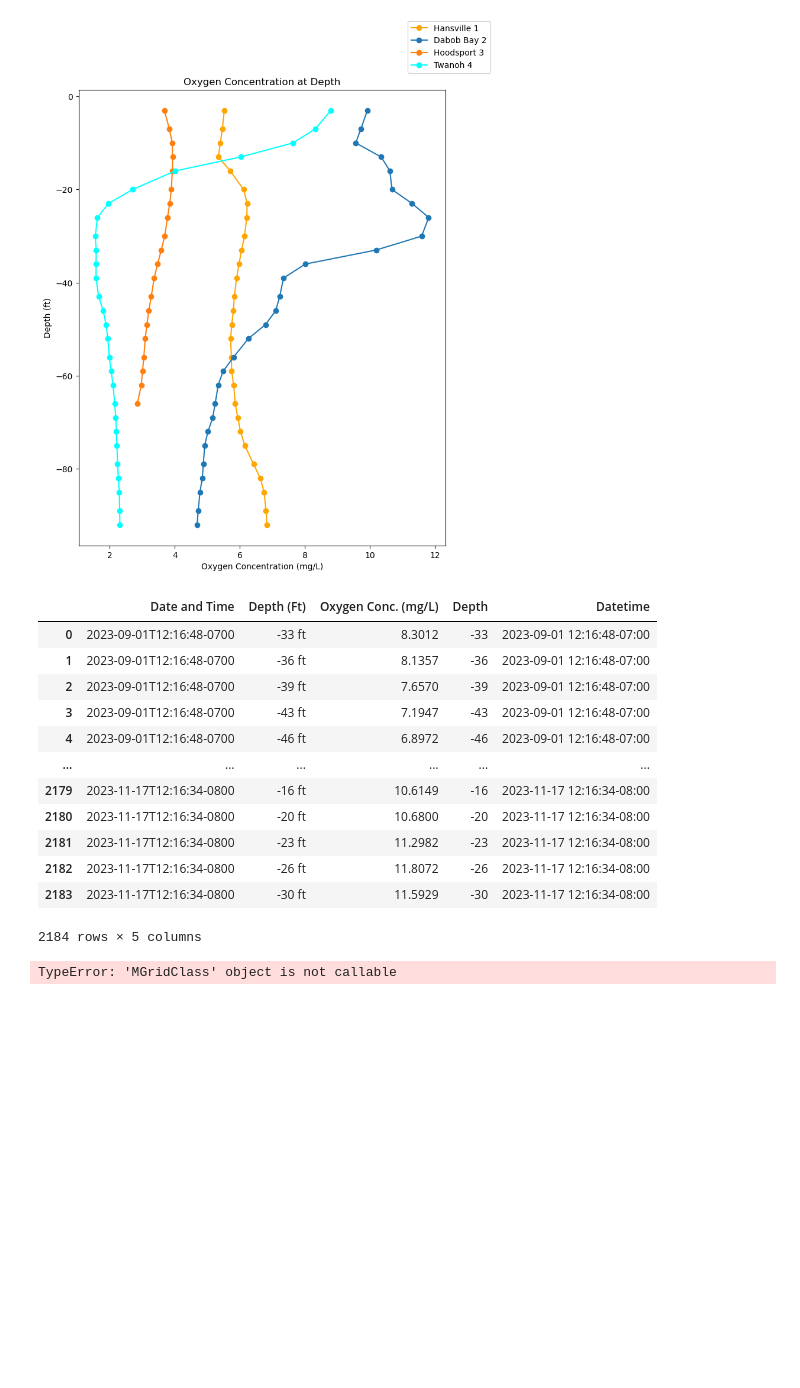
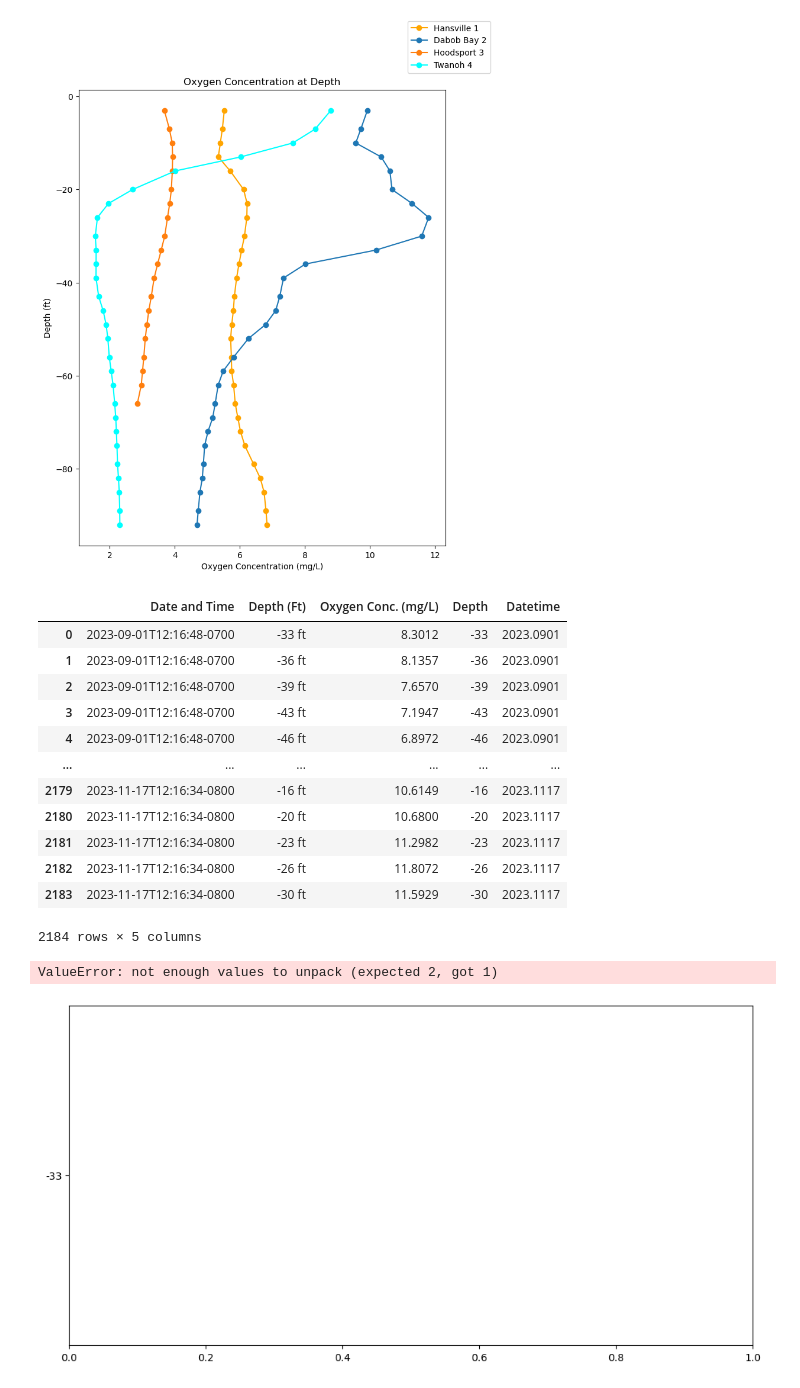
Before and after one commit to Lbh22GitHub/Harris.L_FinalProject, a Jupyter notebook: Final Take 2.ipynb, the cells around one changed output. Saved outputs shown, nothing was run; the diff lists cells and outputs as text; code cells hidden in the pictures; blank space fills up the shorter version.

Commit message:
Datetimes are now int

```diff
--- a/Final Take 2.ipynb
+++ b/Final Take 2.ipynb
@@ -164,40 +164,41 @@ plt.show()
 # %%
 
 # Dissolved Oxygen Over Time and Depth
 display(dabob_df)
 
 # Convert Datetime strings to Datetimes
 datetimes = []
 for date in dabob_df['Date and Time']:
     datetimes.append(parser.parse(date))
 # Subsets Datetimes to Dataframe
 dabob_df['Datetime'] = datetimes
+dabob_df['Datetime'] = dabob_df['Datetime'].astype(str)
 
-x=dabob_df['Datetime']
-y=dabob_df['Depth']
-z=dabob_df[' Oxygen Conc. (mg/L)']
-yy, xx = np.meshgrid(y,x)
-zz = np.mgrid(x,y,z,xx,yy)
+#Create Daily Datetime Integers
+dabob_dateint = []
+for x in dabob_df['Datetime']:
+    dabob_datedec = x.split('-')
+    dabob_dateint.append(int(dabob_datedec[0])+(int(dabob_datedec[1])/100)+(int(dabob_datedec[2][:2])/10000))
+dabob_df['Datetime'] = dabob_dateint
+#dabob_ar = [][]
+#for x in dabob_df
 
-#dabob2d = np.array([dabob_df['Datetime'],dabob_df['Depth']],dabob_df[' Oxygen Conc. (mg/L)'])
-#dabob_df[' Oxygen Conc. (mg/L)'] = dabob_df[' Oxygen Conc. (mg/L)'].astype(float)
-
-#Plot Pcolormesh
+#Plot
 fig,axs = plt.subplots(figsize = (12,6))
-axs.scatter(dabob_df['Datetime'],dabob_df,['Depth'], dabob_df[' Oxygen Conc. (mg/L)'])
-#axs.pcolormesh(dabob_df['Datetime'],dabob_df['Depth'],dabob2d)
+axs.pcolormesh(dabob_df['Datetime'],dabob_df['Depth'],dabob_df[' Oxygen Conc. (mg/L)'])
 # %% [output]
 |  | Date and Time | Depth (Ft) | Oxygen Conc. (mg/L) | Depth | Datetime |
-| 0 | 2023-09-01T12:16:48-0700 | -33 ft | 8.3012 | -33 | 2023-09-01 12:16:48-07:00 |
-| 1 | 2023-09-01T12:16:48-0700 | -36 ft | 8.1357 | -36 | 2023-09-01 12:16:48-07:00 |
-| 2 | 2023-09-01T12:16:48-0700 | -39 ft | 7.6570 | -39 | 2023-09-01 12:16:48-07:00 |
-| 3 | 2023-09-01T12:16:48-0700 | -43 ft | 7.1947 | -43 | 2023-09-01 12:16:48-07:00 |
-| 4 | 2023-09-01T12:16:48-0700 | -46 ft | 6.8972 | -46 | 2023-09-01 12:16:48-07:00 |
+| 0 | 2023-09-01T12:16:48-0700 | -33 ft | 8.3012 | -33 | 2023.0901 |
+| 1 | 2023-09-01T12:16:48-0700 | -36 ft | 8.1357 | -36 | 2023.0901 |
+| 2 | 2023-09-01T12:16:48-0700 | -39 ft | 7.6570 | -39 | 2023.0901 |
+| 3 | 2023-09-01T12:16:48-0700 | -43 ft | 7.1947 | -43 | 2023.0901 |
+| 4 | 2023-09-01T12:16:48-0700 | -46 ft | 6.8972 | -46 | 2023.0901 |
 | ... | ... | ... | ... | ... | ... |
-| 2179 | 2023-11-17T12:16:34-0800 | -16 ft | 10.6149 | -16 | 2023-11-17 12:16:34-08:00 |
-| 2180 | 2023-11-17T12:16:34-0800 | -20 ft | 10.6800 | -20 | 2023-11-17 12:16:34-08:00 |
-| 2181 | 2023-11-17T12:16:34-0800 | -23 ft | 11.2982 | -23 | 2023-11-17 12:16:34-08:00 |
-| 2182 | 2023-11-17T12:16:34-0800 | -26 ft | 11.8072 | -26 | 2023-11-17 12:16:34-08:00 |
-| 2183 | 2023-11-17T12:16:34-0800 | -30 ft | 11.5929 | -30 | 2023-11-17 12:16:34-08:00 |
+| 2179 | 2023-11-17T12:16:34-0800 | -16 ft | 10.6149 | -16 | 2023.1117 |
+| 2180 | 2023-11-17T12:16:34-0800 | -20 ft | 10.6800 | -20 | 2023.1117 |
+| 2181 | 2023-11-17T12:16:34-0800 | -23 ft | 11.2982 | -23 | 2023.1117 |
+| 2182 | 2023-11-17T12:16:34-0800 | -26 ft | 11.8072 | -26 | 2023.1117 |
+| 2183 | 2023-11-17T12:16:34-0800 | -30 ft | 11.5929 | -30 | 2023.1117 |
 2184 rows × 5 columns
-TypeError: 'MGridClass' object is not callable
+ValueError: not enough values to unpack (expected 2, got 1)
+[figure, added]
```
